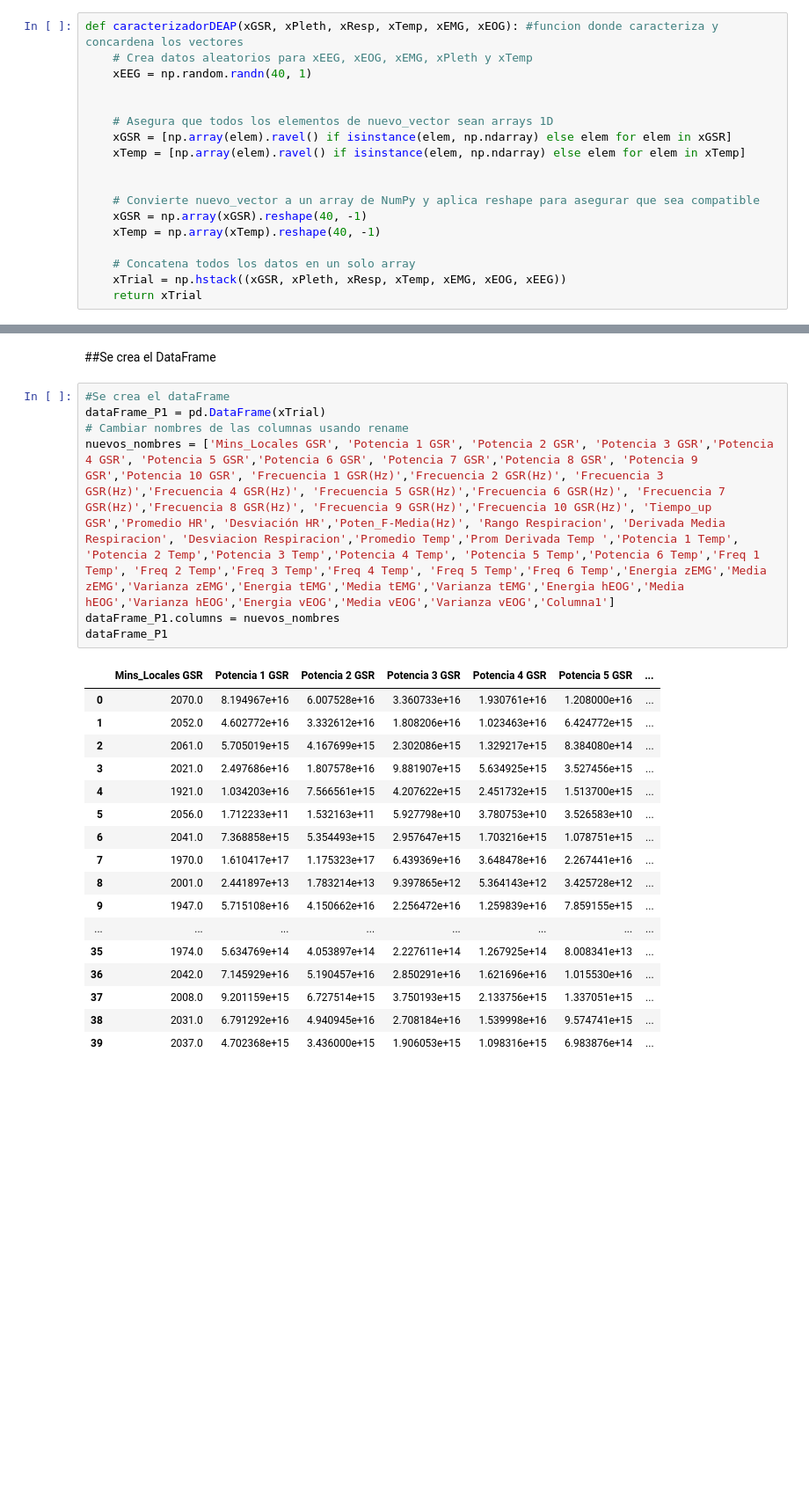
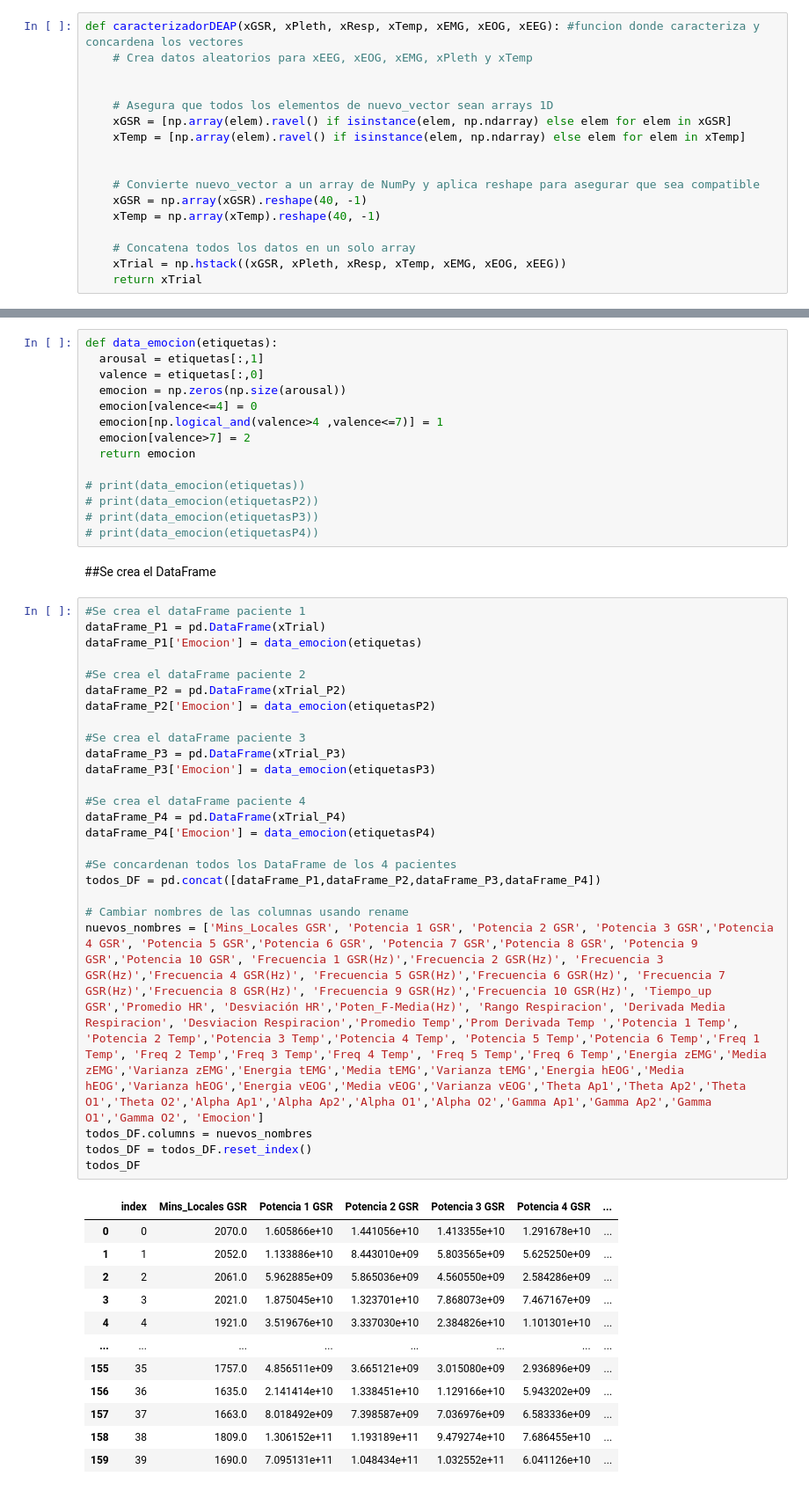
Before and after one commit to MateoMu/TDS_III, a Jupyter notebook: Mini_Proyecto1_MateoMuñozArroyave.ipynb, the cells around one changed output, grey strips where cells are left out. Shown at 88% size. Cells and saved outputs as stored; diff of their text form; blank space fills up the shorter version.

Commit message:
Se hacen las funciones faltantes y se llaman los datos de todos los pacientes, se hacen las gráficas para algunas características.

```diff
--- a/Mini_Proyecto1_MateoMuñozArroyave.ipynb
+++ b/Mini_Proyecto1_MateoMuñozArroyave.ipynb
@@ -273,9 +490,8 @@ def calcular_media_derivada(datos,i):
 # %% [markdown]
 ##Función para crear el super vector
 # %%
-def caracterizadorDEAP(xGSR, xPleth, xResp, xTemp, xEMG, xEOG): #funcion donde caracteriza y concardena los vectores
+def caracterizadorDEAP(xGSR, xPleth, xResp, xTemp, xEMG, xEOG, xEEG): #funcion donde caracteriza y concardena los vectores
     # Crea datos aleatorios para xEEG, xEOG, xEMG, xPleth y xTemp
-    xEEG = np.random.randn(40, 1)
 
 
     # Asegura que todos los elementos de nuevo_vector sean arrays 1D
@@ -543,27 +631,54 @@ print(xTrial[0])  # Esto imprimirá las dimensiones de xTrial
+# %%
+def data_emocion(etiquetas):
+  arousal = etiquetas[:,1]
+  valence = etiquetas[:,0]
+  emocion = np.zeros(np.size(arousal))
+  emocion[valence<=4] = 0
+  emocion[np.logical_and(valence>4 ,valence<=7)] = 1
+  emocion[valence>7] = 2
+  return emocion
+
+# print(data_emocion(etiquetas))
+# print(data_emocion(etiquetasP2))
+# print(data_emocion(etiquetasP3))
+# print(data_emocion(etiquetasP4))
 # %% [markdown]
 ##Se crea el DataFrame
 # %%
-#Se crea el dataFrame
+#Se crea el dataFrame paciente 1
 dataFrame_P1 = pd.DataFrame(xTrial)
+dataFrame_P1['Emocion'] = data_emocion(etiquetas)
+
+#Se crea el dataFrame paciente 2
+dataFrame_P2 = pd.DataFrame(xTrial_P2)
+dataFrame_P2['Emocion'] = data_emocion(etiquetasP2)
+
+#Se crea el dataFrame paciente 3
+dataFrame_P3 = pd.DataFrame(xTrial_P3)
+dataFrame_P3['Emocion'] = data_emocion(etiquetasP3)
+
+#Se crea el dataFrame paciente 4
+dataFrame_P4 = pd.DataFrame(xTrial_P4)
+dataFrame_P4['Emocion'] = data_emocion(etiquetasP4)
+
+#Se concardenan todos los DataFrame de los 4 pacientes
+todos_DF = pd.concat([dataFrame_P1,dataFrame_P2,dataFrame_P3,dataFrame_P4])
+
 # Cambiar nombres de las columnas usando rename
-nuevos_nombres = ['Mins_Locales GSR', 'Potencia 1 GSR', 'Potencia 2 GSR', 'Potencia 3 GSR','Potencia 4 GSR', 'Potencia 5 GSR','Potencia 6 GSR', 'Potencia 7 GSR','Potencia 8 GSR', 'Potencia 9 GSR','Potencia 10 GSR', 'Frecuencia 1 GSR(Hz)','Frecuencia 2 GSR(Hz)', 'Frecuencia 3 GSR(Hz)','Frecuencia 4 GSR(Hz)', 'Frecuencia 5 GSR(Hz)','Frecuencia 6 GSR(Hz)', 'Frecuencia 7 GSR(Hz)','Frecuencia 8 GSR(Hz)', 'Frecuencia 9 GSR(Hz)','Frecuencia 10 GSR(Hz)', 'Tiempo_up GSR','Promedio HR', 'Desviación HR','Poten_F-Media(Hz)', 'Rango Respiracion', 'Derivada Media Respiracion', 'Desviacion Respiracion','Promedio Temp','Prom Derivada Temp ','Potencia 1 Temp', 'Potencia 2 Temp','Potencia 3 Temp','Potencia 4 Temp', 'Potencia 5 Temp','Potencia 6 Temp','Freq 1 Temp', 'Freq 2 Temp','Freq 3 Temp','Freq 4 Temp', 'Freq 5 Temp','Freq 6 Temp','Energia zEMG','Media zEMG','Varianza zEMG','Energia tEMG','Media tEMG','Varianza tEMG','Energia hEOG','Media hEOG','Varianza hEOG','Energia vEOG','Media vEOG','Varianza vEOG','Columna1']
-dataFrame_P1.columns = nuevos_nombres
-dataFrame_P1
+nuevos_nombres = ['Mins_Locales GSR', 'Potencia 1 GSR', 'Potencia 2 GSR', 'Potencia 3 GSR','Potencia 4 GSR', 'Potencia 5 GSR','Potencia 6 GSR', 'Potencia 7 GSR','Potencia 8 GSR', 'Potencia 9 GSR','Potencia 10 GSR', 'Frecuencia 1 GSR(Hz)','Frecuencia 2 GSR(Hz)', 'Frecuencia 3 GSR(Hz)','Frecuencia 4 GSR(Hz)', 'Frecuencia 5 GSR(Hz)','Frecuencia 6 GSR(Hz)', 'Frecuencia 7 GSR(Hz)','Frecuencia 8 GSR(Hz)', 'Frecuencia 9 GSR(Hz)','Frecuencia 10 GSR(Hz)', 'Tiempo_up GSR','Promedio HR', 'Desviación HR','Poten_F-Media(Hz)', 'Rango Respiracion', 'Derivada Media Respiracion', 'Desviacion Respiracion','Promedio Temp','Prom Derivada Temp ','Potencia 1 Temp', 'Potencia 2 Temp','Potencia 3 Temp','Potencia 4 Temp', 'Potencia 5 Temp','Potencia 6 Temp','Freq 1 Temp', 'Freq 2 Temp','Freq 3 Temp','Freq 4 Temp', 'Freq 5 Temp','Freq 6 Temp','Energia zEMG','Media zEMG','Varianza zEMG','Energia tEMG','Media tEMG','Varianza tEMG','Energia hEOG','Media hEOG','Varianza hEOG','Energia vEOG','Media vEOG','Varianza vEOG','Theta Ap1','Theta Ap2','Theta O1','Theta O2','Alpha Ap1','Alpha Ap2','Alpha O1','Alpha O2','Gamma Ap1','Gamma Ap2','Gamma O1','Gamma O2', 'Emocion']
+todos_DF.columns = nuevos_nombres
+todos_DF = todos_DF.reset_index()
+todos_DF
 # %% [output]
-|  | Mins_Locales GSR | Potencia 1 GSR | Potencia 2 GSR | Potencia 3 GSR | Potencia 4 GSR | Potencia 5 GSR | ... |
-| 0 | 2070.0 | 8.194967e+16 | 6.007528e+16 | 3.360733e+16 | 1.930761e+16 | 1.208000e+16 | ... |
-| 1 | 2052.0 | 4.602772e+16 | 3.332612e+16 | 1.808206e+16 | 1.023463e+16 | 6.424772e+15 | ... |
-| 2 | 2061.0 | 5.705019e+15 | 4.167699e+15 | 2.302086e+15 | 1.329217e+15 | 8.384080e+14 | ... |
-| 3 | 2021.0 | 2.497686e+16 | 1.807578e+16 | 9.881907e+15 | 5.634925e+15 | 3.527456e+15 | ... |
-| 4 | 1921.0 | 1.034203e+16 | 7.566561e+15 | 4.207622e+15 | 2.451732e+15 | 1.513700e+15 | ... |
-| 5 | 2056.0 | 1.712233e+11 | 1.532163e+11 | 5.927798e+10 | 3.780753e+10 | 3.526583e+10 | ... |
-| 6 | 2041.0 | 7.368858e+15 | 5.354493e+15 | 2.957647e+15 | 1.703216e+15 | 1.078751e+15 | ... |
-| 7 | 1970.0 | 1.610417e+17 | 1.175323e+17 | 6.439369e+16 | 3.648478e+16 | 2.267441e+16 | ... |
-| 8 | 2001.0 | 2.441897e+13 | 1.783214e+13 | 9.397865e+12 | 5.364143e+12 | 3.425728e+12 | ... |
-| 9 | 1947.0 | 5.715108e+16 | 4.150662e+16 | 2.256472e+16 | 1.259839e+16 | 7.859155e+15 | ... |
+|  | index | Mins_Locales GSR | Potencia 1 GSR | Potencia 2 GSR | Potencia 3 GSR | Potencia 4 GSR | ... |
+| 0 | 0 | 2070.0 | 1.605866e+10 | 1.441056e+10 | 1.413355e+10 | 1.291678e+10 | ... |
+| 1 | 1 | 2052.0 | 1.133886e+10 | 8.443010e+09 | 5.803565e+09 | 5.625250e+09 | ... |
+| 2 | 2 | 2061.0 | 5.962885e+09 | 5.865036e+09 | 4.560550e+09 | 2.584286e+09 | ... |
+| 3 | 3 | 2021.0 | 1.875045e+10 | 1.323701e+10 | 7.868073e+09 | 7.467167e+09 | ... |
+| 4 | 4 | 1921.0 | 3.519676e+10 | 3.337030e+10 | 2.384826e+10 | 1.101301e+10 | ... |
 | ... | ... | ... | ... | ... | ... | ... | ... |
-| 35 | 1974.0 | 5.634769e+14 | 4.053897e+14 | 2.227611e+14 | 1.267925e+14 | 8.008341e+13 | ... |
-| 36 | 2042.0 | 7.145929e+16 | 5.190457e+16 | 2.850291e+16 | 1.621696e+16 | 1.015530e+16 | ... |
-| 37 | 2008.0 | 9.201159e+15 | 6.727514e+15 | 3.750193e+15 | 2.133756e+15 | 1.337051e+15 | ... |
-| 38 | 2031.0 | 6.791292e+16 | 4.940945e+16 | 2.708184e+16 | 1.539998e+16 | 9.574741e+15 | ... |
-| 39 | 2037.0 | 4.702368e+15 | 3.436000e+15 | 1.906053e+15 | 1.098316e+15 | 6.983876e+14 | ... |
+| 155 | 35 | 1757.0 | 4.856511e+09 | 3.665121e+09 | 3.015080e+09 | 2.936896e+09 | ... |
+| 156 | 36 | 1635.0 | 2.141414e+10 | 1.338451e+10 | 1.129166e+10 | 5.943202e+09 | ... |
+| 157 | 37 | 1663.0 | 8.018492e+09 | 7.398587e+09 | 7.036976e+09 | 6.583336e+09 | ... |
+| 158 | 38 | 1809.0 | 1.306152e+11 | 1.193189e+11 | 9.479274e+10 | 7.686455e+10 | ... |
+| 159 | 39 | 1690.0 | 7.095131e+11 | 1.048434e+11 | 1.032552e+11 | 6.041126e+10 | ... |
```
Also changed, not shown: parts of 55 cells of this notebook.
